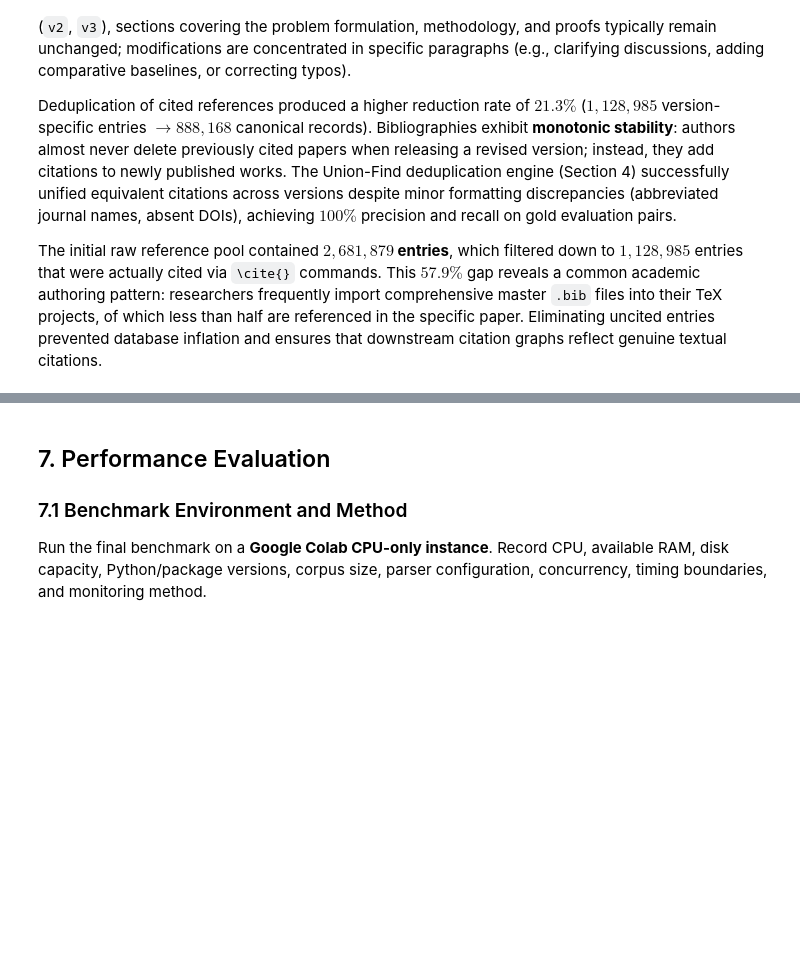
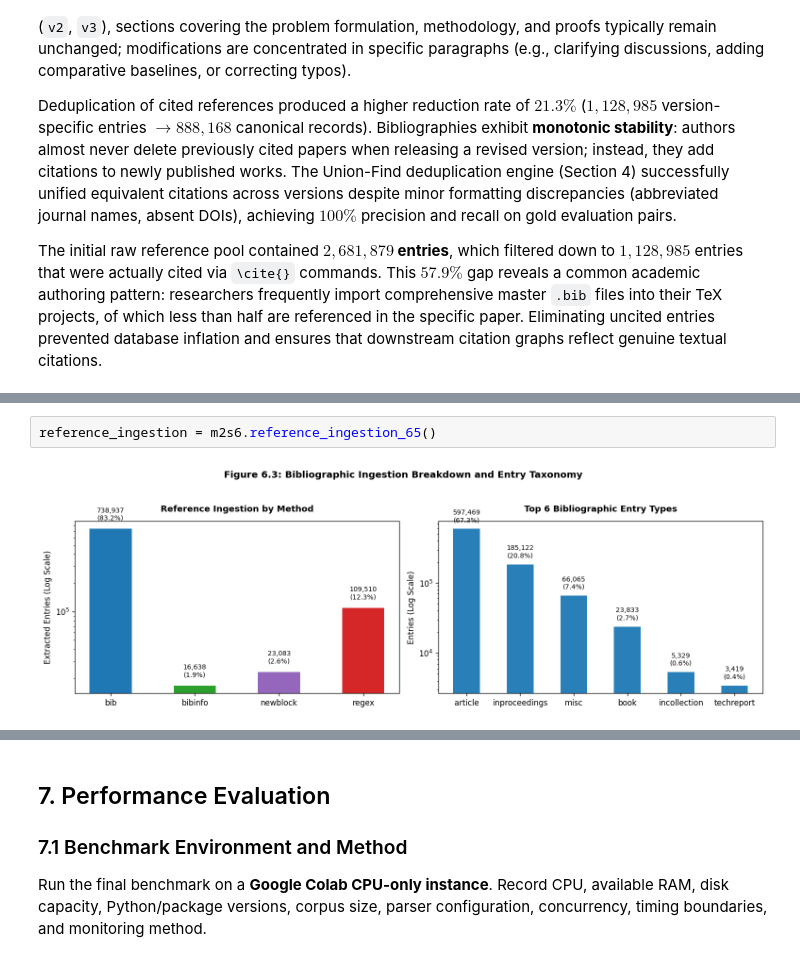
Before and after one commit to DuyNhat1705/Intro2DS-Group3-Report, a Jupyter notebook: Reports/Report2.ipynb, the cells around one changed output, grey strips where cells are left out. Cells and saved outputs as stored; diff of their text form; blank space fills up the shorter version.

```diff
--- a/Reports/Report2.ipynb
+++ b/Reports/Report2.ipynb
@@ -392,0 +411,4 @@ All 1,712 empty versions (5.4% of expected versions) correspond to PDF-only subm
+# %%
+reference_ingestion = m2s6.reference_ingestion_65()
+# %% [output]
+[figure, added]
```
Also changed, not shown: parts of 9 cells of this notebook, 1 other file.
